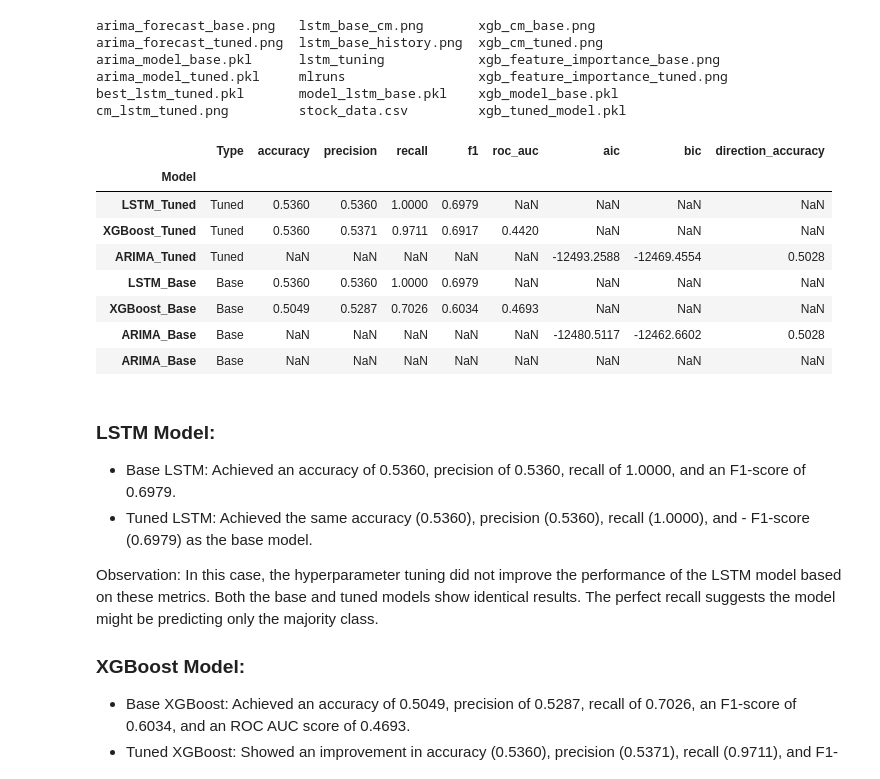
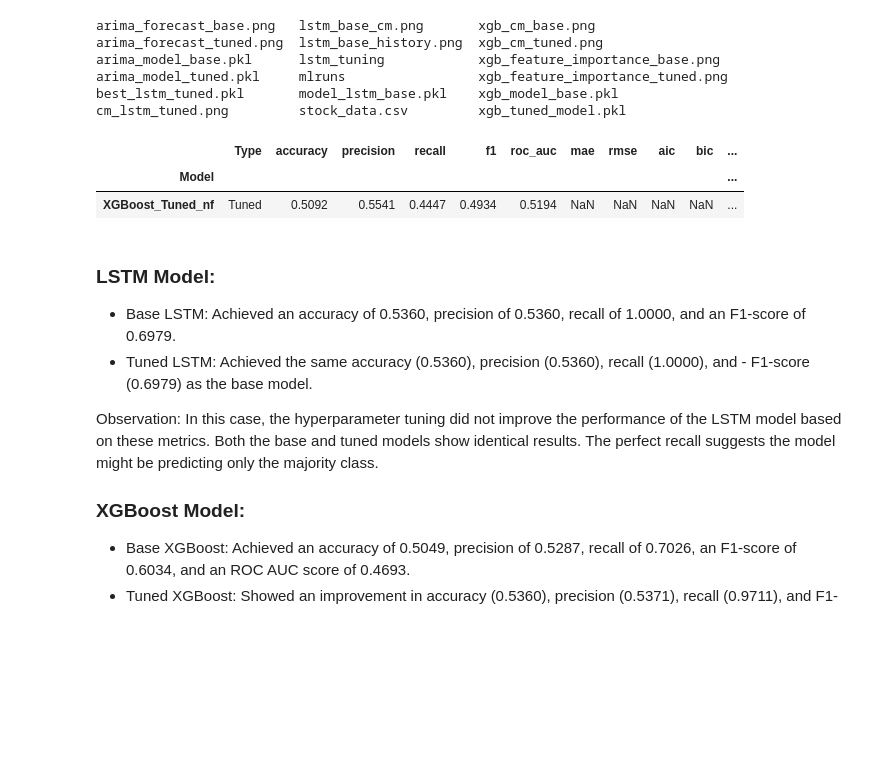
Before and after one commit to gideonkomayin/stockmarket-analysis-amdari, a Jupyter notebook: nvidia stockmarketanalysis.ipynb, the cells around one changed output. Saved outputs shown, nothing was run; the diff lists cells and outputs as text; code cells hidden in the pictures; blank space fills up the shorter version.

Commit message:
fixed model display in the streamlit app

```diff
--- a/nvidia stockmarketanalysis.ipynb
+++ b/nvidia stockmarketanalysis.ipynb
@@ -1699,7 +1700,7 @@ experiment_id = client.get_experiment_by_name("NVDA_Stock_Trend_Forecasting").ex
 runs = client.search_runs(experiment_id)
 
 # 2. Create comparison table
-metrics = ["accuracy", "precision", "recall", "f1", "roc_auc", "MAE", "RMSE", "aic", "bic", "direction_accuracy"]
+metrics = ["accuracy", "precision", "recall", "f1", "roc_auc", "mae", "rmse", "aic", "bic", "direction_accuracy"]
 rows = []
 
 for run in runs:
@@ -1718,7 +1719,6 @@ for run in runs:
 
 # Create and display DataFrame
 df_results = pd.DataFrame(rows).set_index("Model")
-display(HTML(df_results.to_html()))
 
 # 3. Display confusion matrices side by side by model type
 grouped_runs = {}
@@ -1758,13 +1758,9 @@ for run in runs:
             if metric in run.data.metrics:
                 arima_base_metrics[metric] = round(run.data.metrics[metric], 4)
         break  # Assuming only one run named "ARIMA_Base"
-# %% [output]
-|  | Type | accuracy | precision | recall | f1 | roc_auc | aic | bic | direction_accuracy |
-| Model |  |  |  |  |  |  |  |  |  |
-| LSTM_Tuned | Tuned | 0.5360 | 0.5360 | 1.0000 | 0.6979 | NaN | NaN | NaN | NaN |
-| XGBoost_Tuned | Tuned | 0.5360 | 0.5371 | 0.9711 | 0.6917 | 0.4420 | NaN | NaN | NaN |
-| ARIMA_Tuned | Tuned | NaN | NaN | NaN | NaN | NaN | -12493.2588 | -12469.4554 | 0.5028 |
-| LSTM_Base | Base | 0.5360 | 0.5360 | 1.0000 | 0.6979 | NaN | NaN | NaN | NaN |
-| XGBoost_Base | Base | 0.5049 | 0.5287 | 0.7026 | 0.6034 | 0.4693 | NaN | NaN | NaN |
-| ARIMA_Base | Base | NaN | NaN | NaN | NaN | NaN | -12480.5117 | -12462.6602 | 0.5028 |
-| ARIMA_Base | Base | NaN | NaN | NaN | NaN | NaN | NaN | NaN | NaN |
+# %%
+df_results.head(1)
+# %% [output]
+|  | Type | accuracy | precision | recall | f1 | roc_auc | mae | rmse | aic | bic | ... |
+| Model |  |  |  |  |  |  |  |  |  |  | ... |
+| XGBoost_Tuned_nf | Tuned | 0.5092 | 0.5541 | 0.4447 | 0.4934 | 0.5194 | NaN | NaN | NaN | NaN | ... |
```
Also changed, not shown: parts of 3 cells of this notebook, 2 other files.
